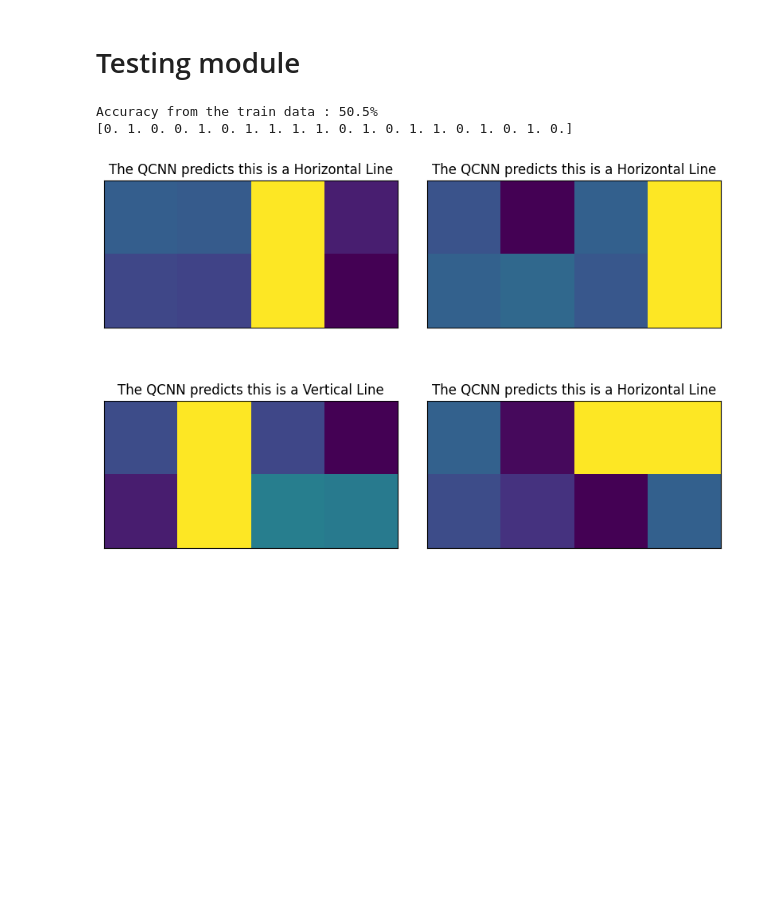
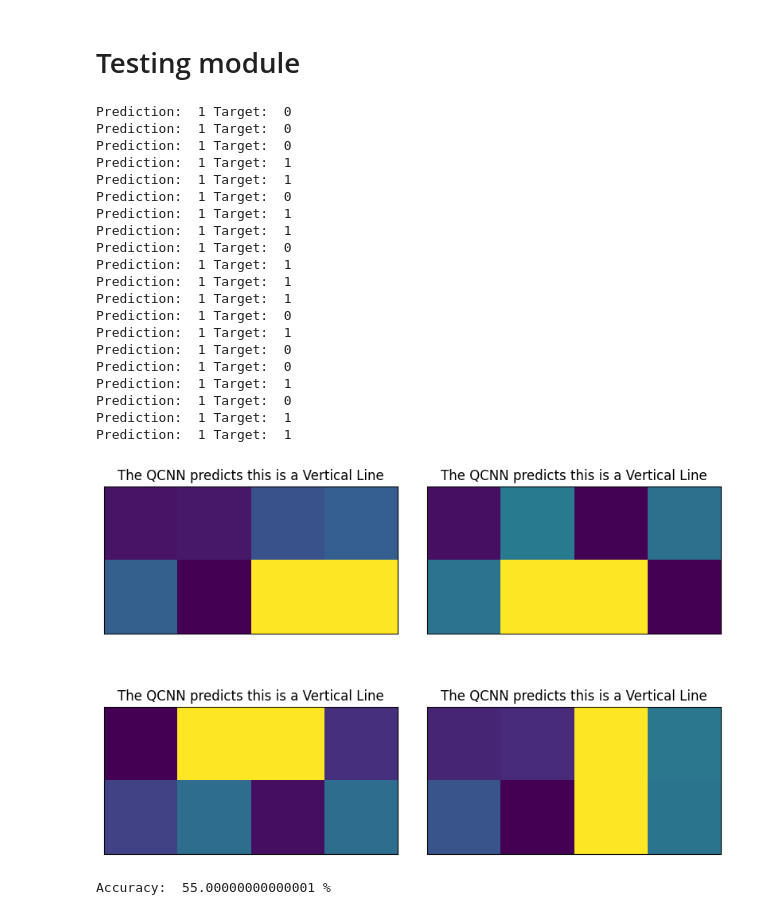
Before and after one commit to HydroXCarbon/HybridQuantumGAN, a Jupyter notebook: notebook/models/QCNN_torch_connector.ipynb, the cells around one changed output. Saved outputs shown, nothing was run; the diff lists cells and outputs as text; code cells hidden in the pictures; blank space fills up the shorter version.

Commit message:
QUAN-1 test jira

```diff
--- a/notebook/models/QCNN_torch_connector.ipynb
+++ b/notebook/models/QCNN_torch_connector.ipynb
@@ -290,22 +289,65 @@ Training [40%]  Loss: -0.4881
 # %% [markdown]
 # Testing module
-# %%
-test_images, test_labels = next(iter(test_loader))
-print(f"Accuracy from the train data : {np.round(100 * model.score(test_images, test_labels), 2)}%")
-y_predict = model(test_images).round().detach().numpy().flatten()
-print(y_predict)
-# %% [output]
-Accuracy from the train data : 50.5%
-[0. 1. 0. 0. 1. 0. 1. 1. 1. 1. 0. 1. 0. 1. 1. 0. 1. 0. 1. 0.]
 # %%
-fig, ax = plt.subplots(2, 2, figsize=(10, 6), subplot_kw={"xticks": [], "yticks": []})
-for i in range(0, 4):
-    j = random.randint(0, test_images.shape[0] - 1)
-    ax[i // 2, i % 2].imshow(test_images[j].reshape(2, 4), aspect="equal")
-    if y_predict[j] == 0:
-        ax[i // 2, i % 2].set_title("The QCNN predicts this is a Horizontal Line")
-    if y_predict[j] == 1:
-        ax[i // 2, i % 2].set_title("The QCNN predicts this is a Vertical Line")
-plt.subplots_adjust(wspace=0.1, hspace=0.5)
+model.eval()
+predictions = []
+targets = []
+all_data = []
+model.eval()
+with torch.no_grad():
+    for batch_idx, (data, target) in enumerate(test_loader):
+        output = model(data)
+        if len(output.shape) == 1:
+            output = output.reshape(1, *output.shape)
+
+        pred = output.argmax(dim=1, keepdim=True)
+        print("Prediction: ", pred.item(), "Target: ", target.item())
+        predictions.extend(pred)
+        targets.append(target)
+        all_data.extend(data)
+
+    fig, axes = plt.subplots(2, 2, figsize=(10, 6), subplot_kw={"xticks": [], "yticks": []})
+    for i, ax in enumerate(axes.flat):
+        ax.imshow(all_data[i].reshape(2, 4))
+        if predictions[i].item() == 0:
+            ax.set_title("The QCNN predicts this is a Horizontal Line")
+        elif predictions[i].item() == 1:
+            ax.set_title("The QCNN predicts this is a Vertical Line")
+
+    plt.subplots_adjust(wspace=0.1, hspace=0.5)
 # %% [output]
+Prediction:  1 Target:  0
+Prediction:  1 Target:  0
+Prediction:  1 Target:  0
+Prediction:  1 Target:  1
+Prediction:  1 Target:  1
+Prediction:  1 Target:  0
+Prediction:  1 Target:  1
+Prediction:  1 Target:  1
+Prediction:  1 Target:  0
+Prediction:  1 Target:  1
+Prediction:  1 Target:  1
+Prediction:  1 Target:  1
+Prediction:  1 Target:  0
+Prediction:  1 Target:  1
+Prediction:  1 Target:  0
+Prediction:  1 Target:  0
+Prediction:  1 Target:  1
+Prediction:  1 Target:  0
+Prediction:  1 Target:  1
+Prediction:  1 Target:  1
-[figure, old version]
+[figure, new version]
+# %%
+model.eval()  # Set the model to evaluation mode
+
+correct = 0
+total = len(predictions)
+
+for i, predict in enumerate(predictions):
+    if predict.item() == targets[i].item():
+        correct += 1
+
+accuracy = correct / total
+print("Accuracy: ", accuracy * 100, "%")
+# %% [output]
+Accuracy:  55.00000000000001 %
```
Also changed, not shown: parts of 1 cell of this notebook, 4 other files.
